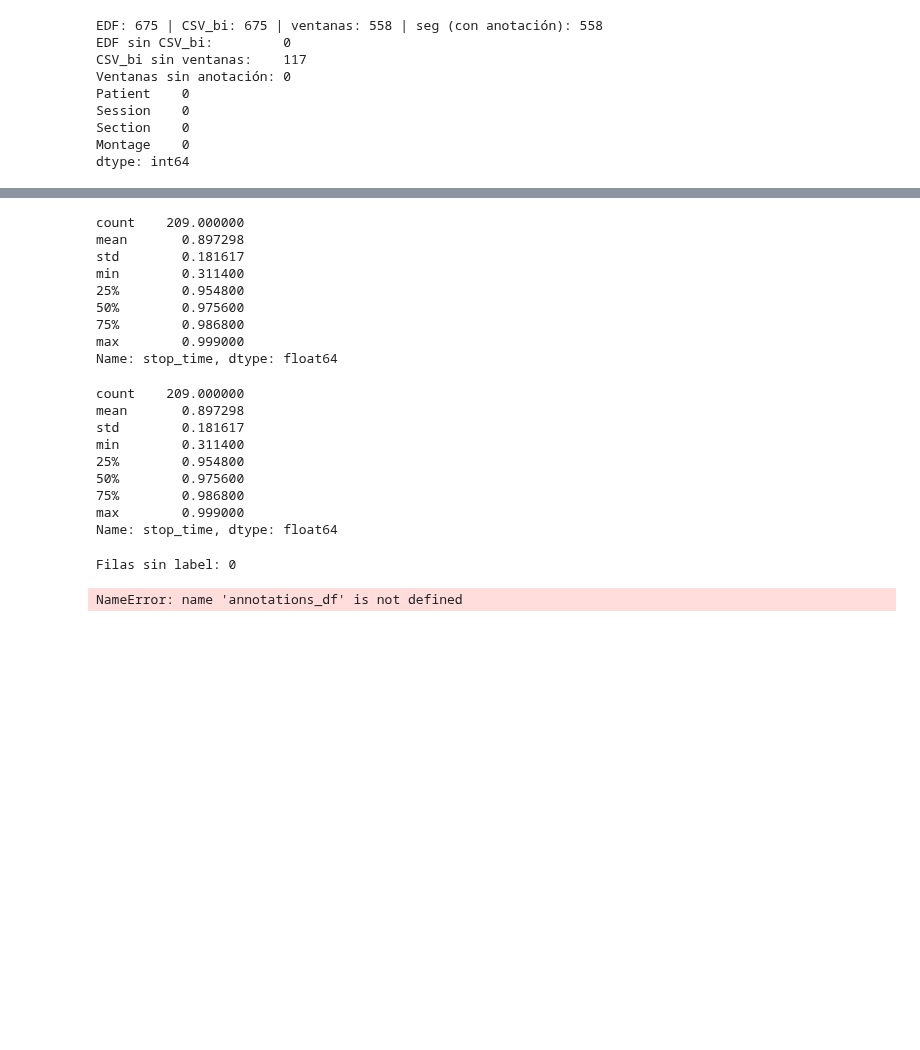
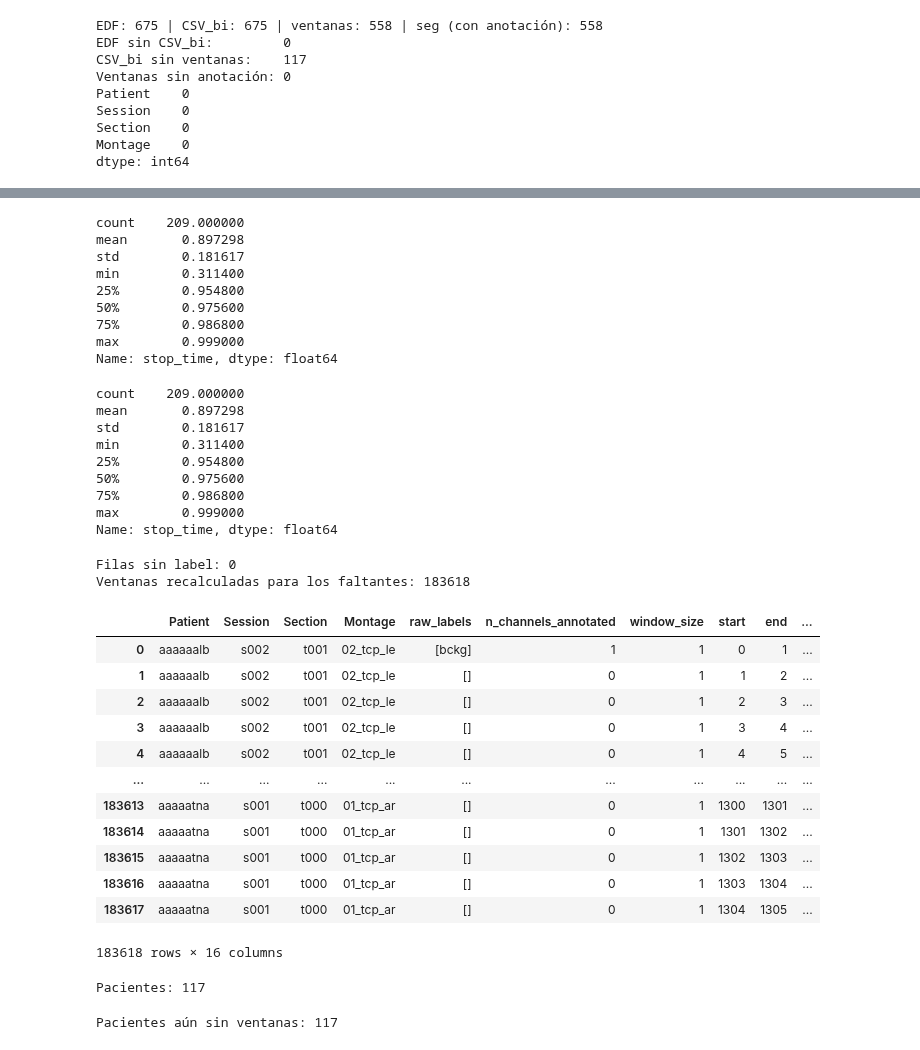
Before and after one commit to FerAndrade15/hybrid-ai-epilepsy-diagnosis, a Jupyter notebook: notebooks/eda/seizure_corpus.ipynb, the cells around one changed output, grey strips where cells are left out. Drawn from its saved outputs; the diff is of its cells as text; code cells hidden in the pictures; blank space fills up the shorter version.

```diff
--- a/notebooks/eda/seizure_corpus.ipynb
+++ b/notebooks/eda/seizure_corpus.ipynb
@@ -553,7 +553,13 @@ def label_windows(annotations_df, window_size_sec, binary=False):
     rows = []
     for keys, g in annotations_df.groupby(group_cols):
         patient, session, section, montage = keys
-        n_windows = int(g["stop_time"].max() // window_size_sec)
+        # n_windows = int(g["stop_time"].max() // window_size_sec)
+        if keys not in duration_by_record:
+            raise ValueError(f"No se encontró el EDF del registro: {keys}")
+
+        edf_duration = duration_by_record[keys]
+        n_windows = int(np.floor(edf_duration / window_size_sec))
+
         if n_windows == 0:
             continue
 
@@ -1245,6 +1310,8 @@ dtype: int64
 # %%
 missing = set(data_sessions_corpus_df_binary["Patient"]) - set(segments_df_binary["Patient"])
+print(missing)
 m = data_sessions_corpus_df_binary[data_sessions_corpus_df_binary["Patient"].isin(missing)]
+print(m)
 
 print(f"Pacientes faltantes: {len(missing)} | filas de anotación: {len(m)}")
 print("stop_time NaN:", m["stop_time"].isna().sum())
@@ -1254,5 +1321,7 @@ print("Filas sin label:", m["label"].isna().sum())
 
 # Prueba directa: recalcular solo estos pacientes
 test = label_windows(m, window_size_sec=1, binary=True)
-n_windows = int(g["stop_time"].max() // window_size_sec)
+print("Ventanas recalculadas para los faltantes:", len(test))
+display(test)
+print("Pacientes:", test["Patient"].nunique())
 # %% [output]
@@ -1259,22 +1343,45 @@ n_windows = int(g["stop_time"].max() // window_size_sec)
 Pacientes faltantes: 117 | filas de anotación: 209
 stop_time NaN: 0
 count    209.000000
 mean       0.897298
 std        0.181617
 min        0.311400
 25%        0.954800
 50%        0.975600
 75%        0.986800
 max        0.999000
 Name: stop_time, dtype: float64
 count    209.000000
 mean       0.897298
 std        0.181617
 min        0.311400
 25%        0.954800
 50%        0.975600
 75%        0.986800
 max        0.999000
 Name: stop_time, dtype: float64
 Filas sin label: 0
+Ventanas recalculadas para los faltantes: 183618
+|  | Patient | Session | Section | Montage | raw_labels | n_channels_annotated | window_size | start | end | ... |
+| 0 | aaaaaalb | s002 | t001 | 02_tcp_le | [bckg] | 1 | 1 | 0 | 1 | ... |
+| 1 | aaaaaalb | s002 | t001 | 02_tcp_le | [] | 0 | 1 | 1 | 2 | ... |
+| 2 | aaaaaalb | s002 | t001 | 02_tcp_le | [] | 0 | 1 | 2 | 3 | ... |
+| 3 | aaaaaalb | s002 | t001 | 02_tcp_le | [] | 0 | 1 | 3 | 4 | ... |
+| 4 | aaaaaalb | s002 | t001 | 02_tcp_le | [] | 0 | 1 | 4 | 5 | ... |
+| ... | ... | ... | ... | ... | ... | ... | ... | ... | ... | ... |
+| 183613 | aaaaatna | s001 | t000 | 01_tcp_ar | [] | 0 | 1 | 1300 | 1301 | ... |
+| 183614 | aaaaatna | s001 | t000 | 01_tcp_ar | [] | 0 | 1 | 1301 | 1302 | ... |
+| 183615 | aaaaatna | s001 | t000 | 01_tcp_ar | [] | 0 | 1 | 1302 | 1303 | ... |
+| 183616 | aaaaatna | s001 | t000 | 01_tcp_ar | [] | 0 | 1 | 1303 | 1304 | ... |
+| 183617 | aaaaatna | s001 | t000 | 01_tcp_ar | [] | 0 | 1 | 1304 | 1305 | ... |
-NameError: name 'annotations_df' is not defined
+183618 rows × 16 columns
+Pacientes: 117
+# %%
+missing_after = (
+    set(data_sessions_corpus_df_binary["Patient"].dropna())
+    - set(segments_df_binary["Patient"])
+)
+
+print("Pacientes aún sin ventanas:", len(missing_after))
+# %% [output]
+Pacientes aún sin ventanas: 117
```
Also changed, not shown: parts of 3 cells of this notebook, 1 other file.
